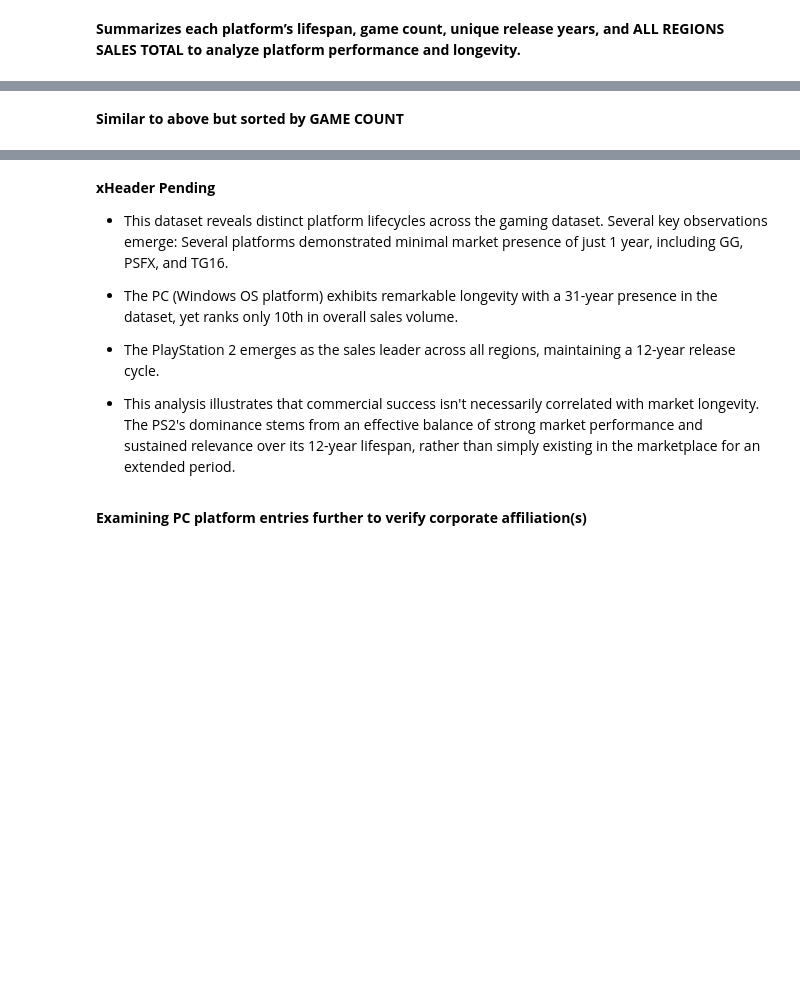
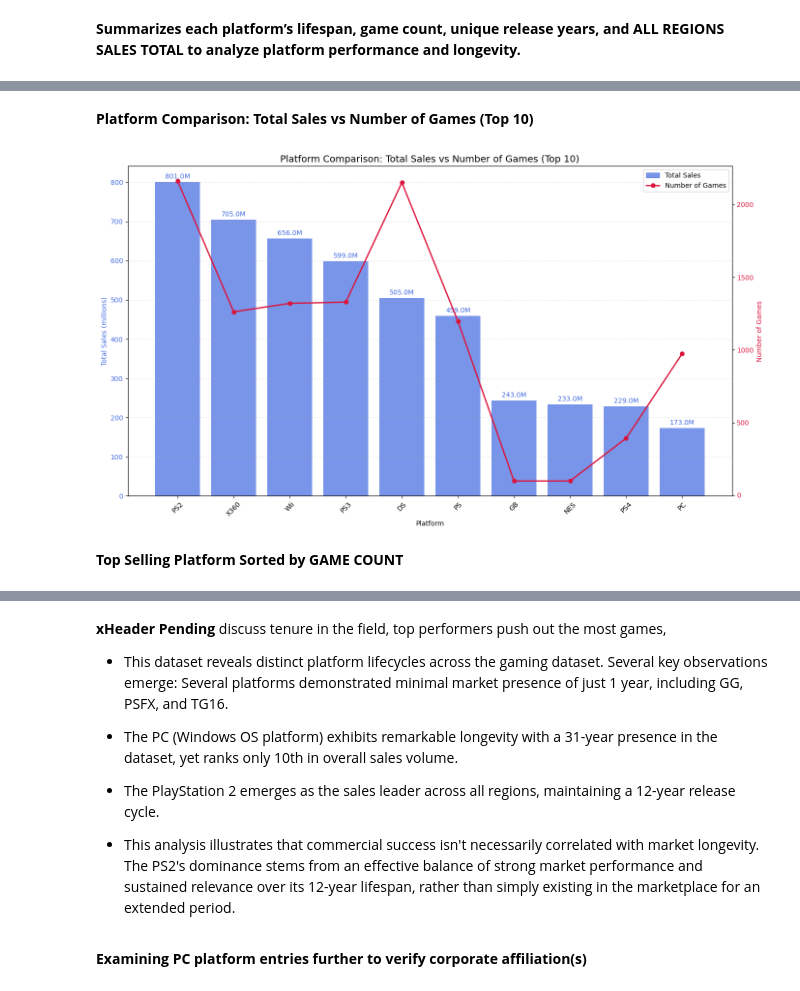
Before and after one commit to bea-bijanne/ice-games-analysis, a Jupyter notebook: ice_games_analysis.ipynb, the cells around one changed output, grey strips where cells are left out. Saved outputs shown, nothing was run; the diff lists cells and outputs as text; code cells hidden in the pictures; blank space fills up the shorter version.

```diff
--- a/ice_games_analysis.ipynb
+++ b/ice_games_analysis.ipynb
@@ -741,8 +691,57 @@ display(platform_release_summary)
 | NG | [1996, 1995, 1994, 1993] | 4 | 12 | 0 | 0 | 0 | ... |
 | GG | [1992] | 1 | 1 | 0 | 0 | 0 | ... |
 | TG16 | [1995] | 1 | 2 | 0 | 0 | 0 | ... |
+# %% [markdown]
+**Platform Comparison: Total Sales vs Number of Games (Top 10)**
+# %%
+fig, ax1 = plt.subplots(figsize=(14, 8))
+
+# Get top 10 platforms by total sales
+top_platforms = platform_release_summary.head(10).copy()
+
+# Plot total sales on primary axis (bars)
+bars = ax1.bar(top_platforms.index, top_platforms['all_region_sales_total'], color='royalblue', alpha=0.7)
+ax1.set_xlabel('Platform')
+ax1.set_ylabel('Total Sales (millions)', color='royalblue')
+ax1.tick_params(axis='y', labelcolor='royalblue')
+plt.xticks(rotation=45)
+
+# Create secondary axis for game count
+ax2 = ax1.twinx()
+line = ax2.plot(top_platforms.index, top_platforms['game_count'], marker='o', color='crimson', linewidth=2)
+ax2.set_ylabel('Number of Games', color='crimson')
+ax2.tick_params(axis='y', labelcolor='crimson')
+
+# Add title
+plt.title('Platform Comparison: Total Sales vs Number of Games (Top 10)', fontsize=14)
+
+# Add legend
+from matplotlib.lines import Line2D
+legend_elements = [
+    plt.Rectangle((0,0), 1, 1, color='royalblue', alpha=0.7),
+    Line2D([0], [0], color='crimson', marker='o', linewidth=2)
+]
+plt.legend(legend_elements, ['Total Sales', 'Number of Games'])
+
+# Add data labels to bars
+for i, bar in enumerate(bars):
+    height = bar.get_height()
+    ax1.text(bar.get_x() + bar.get_width()/2., height + 5,
+             f'{height:.1f}M',
+             ha='center', va='bottom', color='royalblue')
+
+# Add grid
+ax1.grid(axis='y', linestyle='--', alpha=0.3)
+
+# Adjust layout
+plt.tight_layout()
+
+# Show plot
+plt.show()
+# %% [output]
+[figure, added]
 # %% [markdown]
-**Similar to above but sorted by GAME COUNT**
+**Top Selling Platform Sorted by GAME COUNT**
 # %%
 platform_life_span = data_files_games.groupby('platform').agg(
     years_of_release=('year_of_release', lambda x: sorted(x.dropna().unique(), reverse=True)),
@@ -778,6 +777,7 @@ display(platform_life_span)
 | GG | [1992] | 1 | 1 | 0 | 0 | 0 | ... |
 # %% [markdown]
 **xHeader Pending**
+discuss tenure in the field, top performers push out the most games,
 - This dataset reveals distinct platform lifecycles across the gaming dataset. Several key observations emerge:
 Several platforms demonstrated minimal market presence of just 1 year, including GG, PSFX, and TG16.
 
```
Also changed, not shown: parts of 54 cells of this notebook.
